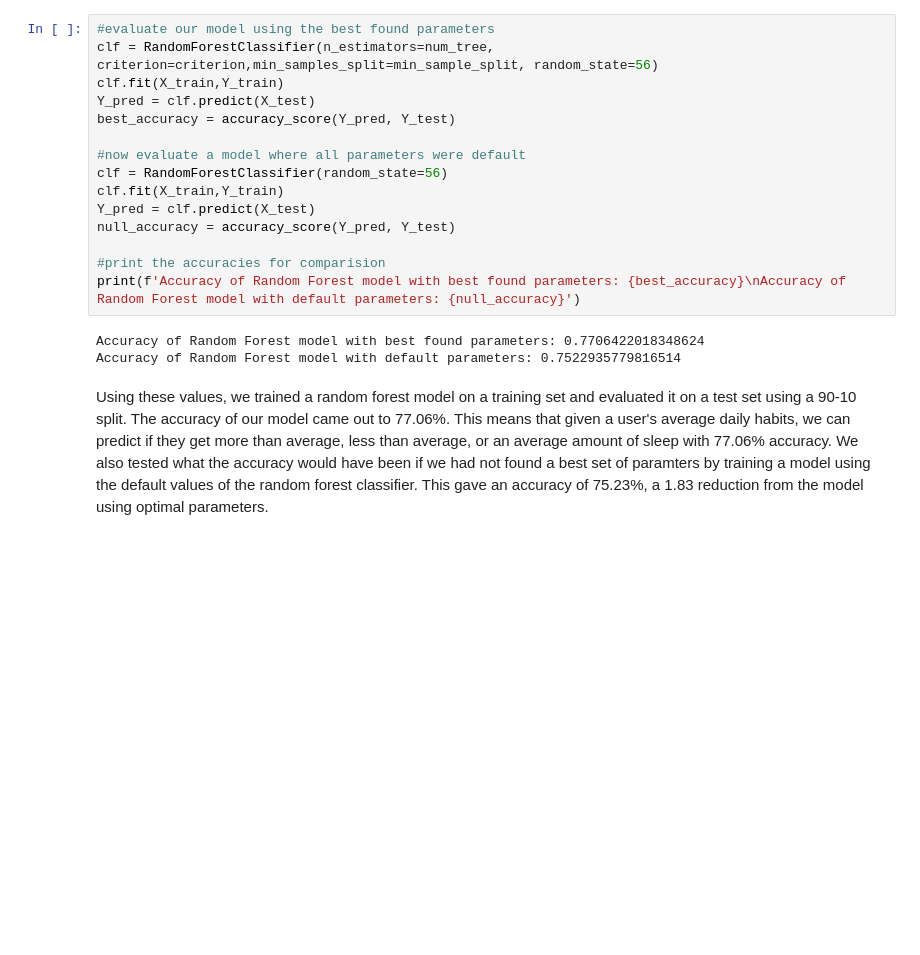
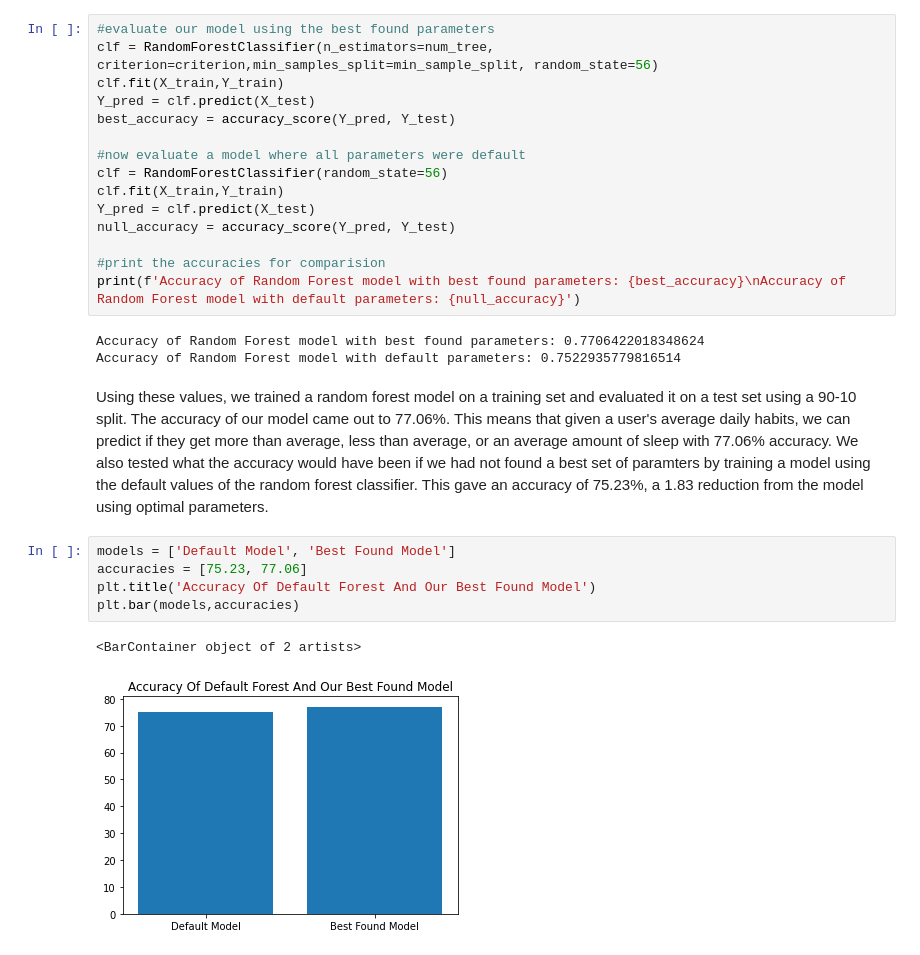
Before and after one commit to Tomcatdude/CS271_Final_Project, a Jupyter notebook: random_forest.ipynb, the cells around one changed output. Cells and saved outputs as stored; diff of their text form; blank space fills up the shorter version.

```diff
--- a/random_forest.ipynb
+++ b/random_forest.ipynb
@@ -100,3 +103,11 @@ Accuracy of Random Forest model with best found parameters: 0.7706422018348624
 Accuracy of Random Forest model with default parameters: 0.7522935779816514
 # %% [markdown]
 Using these values, we trained a random forest model on a training set and evaluated it on a test set using a 90-10 split. The accuracy of our model came out to 77.06%. This means that given a user's average daily habits, we can predict if they get more than average, less than average, or an average amount of sleep with 77.06% accuracy. We also tested what the accuracy would have been if we had not found a best set of paramters by training a model using the default values of the random forest classifier. This gave an accuracy of 75.23%, a 1.83 reduction from the model using optimal parameters.
+# %%
+models = ['Default Model', 'Best Found Model']
+accuracies = [75.23, 77.06]
+plt.title('Accuracy Of Default Forest And Our Best Found Model')
+plt.bar(models,accuracies)
+# %% [output]
+<BarContainer object of 2 artists>
+[figure, added]
```
Also changed, not shown: parts of 2 cells of this notebook, 5 other files.
